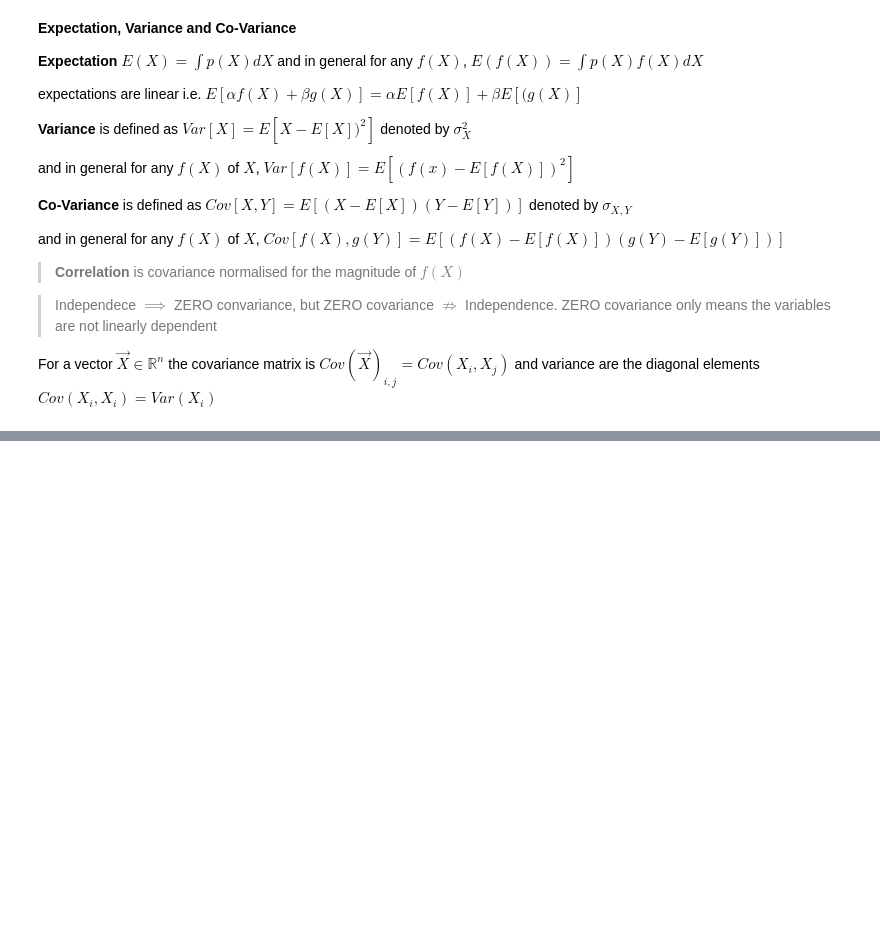
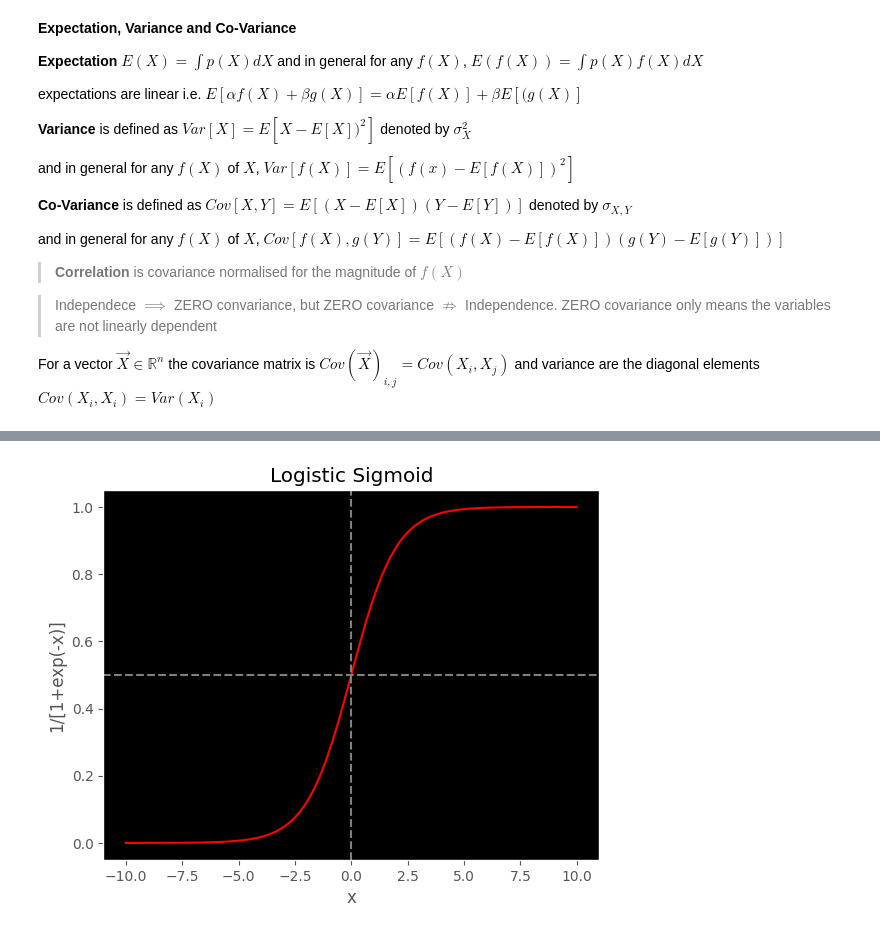
Before and after one commit to vivekp6300/deep-learning-book, a Jupyter notebook: 3-Deep_Learning_Ch3_Probability_and_Information_Theory.ipynb, the cells around one changed output, grey strips where cells are left out. Cells and saved outputs as stored; diff of their text form; code cells hidden in the pictures; blank space fills up the shorter version.

```diff
--- a/3-Deep_Learning_Ch3_Probability_and_Information_Theory.ipynb
+++ b/3-Deep_Learning_Ch3_Probability_and_Information_Theory.ipynb
@@ -95,0 +162,16 @@ For a vector $\vec{X} \in \mathbb{R}^{n}$ the covariance matrix is $Cov(\vec{X})
+# %%
+import matplotlib.pyplot as plt
+
+x = np.linspace(-10, 10, 1000)
+y = 1/(1 + np.exp(-x))
+plt.plot(x, y, color='red')
+plt.title('Logistic Sigmoid')
+plt.xlabel('x')
+plt.ylabel('1/[1+exp(-x)]')
+plt.axvline(x=0, color='gray', linestyle='--')
+plt.axhline(y=0.5, color='gray', linestyle='--')
+plt.gca().set_facecolor('black')
+plt.gca().grid(visible=False)
+plt.show()
+# %% [output]
+[figure, added]
```
Also changed, not shown: parts of 18 cells of this notebook.
